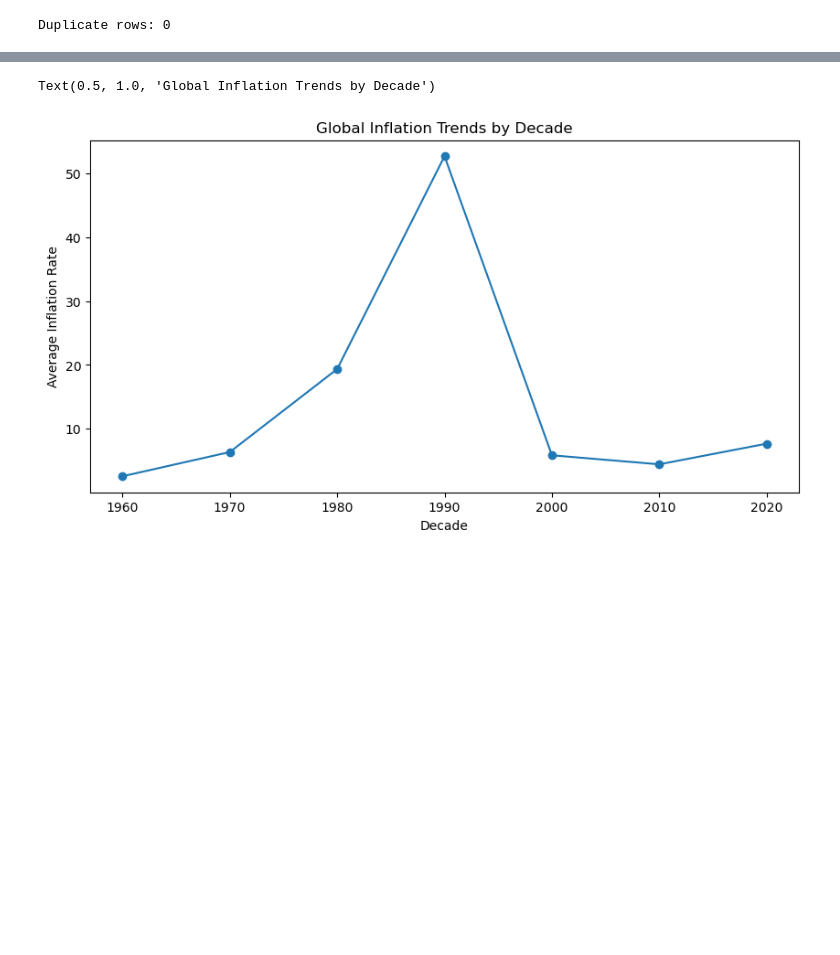
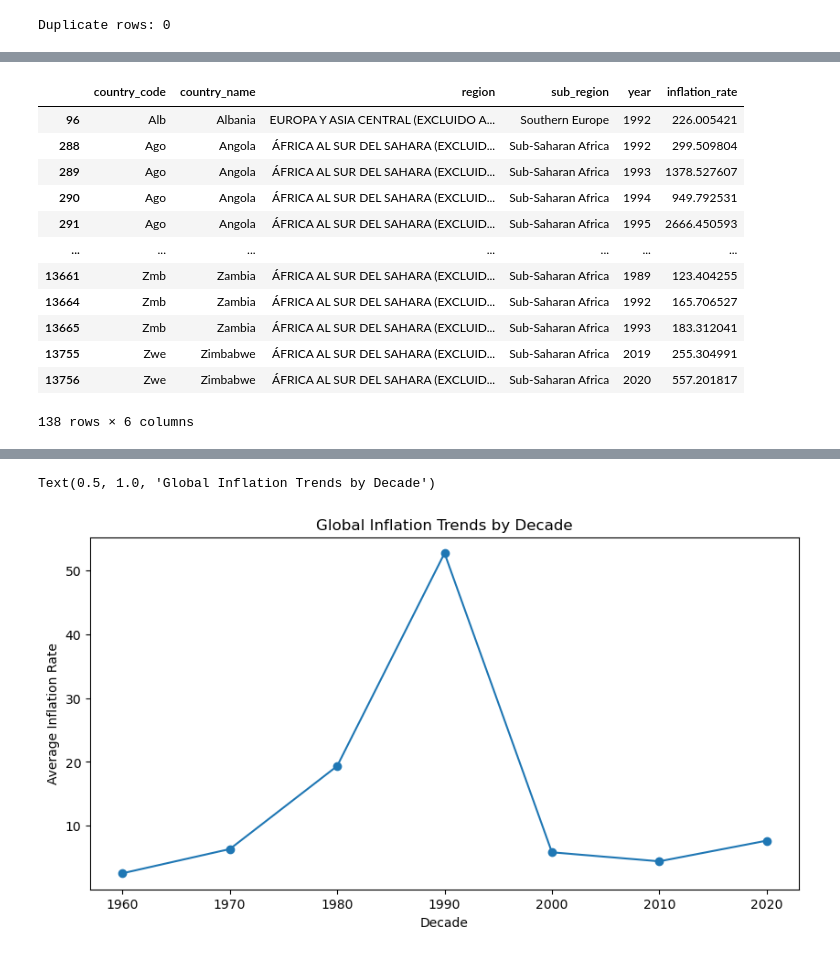
Before and after one commit to Ngoc-Phung75/Project-1, a Jupyter notebook: Main.ipynb, the cells around one changed output, grey strips where cells are left out. Drawn from its saved outputs; the diff is of its cells as text; code cells hidden in the pictures; blank space fills up the shorter version.

```diff
--- a/Main.ipynb
+++ b/Main.ipynb
@@ -103,6 +81,10 @@ sub_region_to_region = {
     "NORTHERN EUROPE": "EUROPE"
 }
 df["region"] = df["region"].fillna(df["sub_region"].map(sub_region_to_region))
+# %%
+#drop indicater name, code and intermediate region columns
+columns_to_drop = ['indicator_name', 'indicator_code', 'intermediate_region']
+df = df.drop(columns=columns_to_drop)
 # %%
 print(df.isnull().sum())
 # %% [output]
@@ -187,3 +181,21 @@ plt.show()
+# %%
+#show the top 1% extreme values.
+outliers = df[df["inflation_rate"] > df["inflation_rate"].quantile(0.99)]
+outliers
+# %% [output]
+|  | country_code | country_name | region | sub_region | year | inflation_rate |
+| 96 | Alb | Albania | EUROPA Y ASIA CENTRAL (EXCLUIDO A... | Southern Europe | 1992 | 226.005421 |
+| 288 | Ago | Angola | ÁFRICA AL SUR DEL SAHARA (EXCLUID... | Sub-Saharan Africa | 1992 | 299.509804 |
+| 289 | Ago | Angola | ÁFRICA AL SUR DEL SAHARA (EXCLUID... | Sub-Saharan Africa | 1993 | 1378.527607 |
+| 290 | Ago | Angola | ÁFRICA AL SUR DEL SAHARA (EXCLUID... | Sub-Saharan Africa | 1994 | 949.792531 |
+| 291 | Ago | Angola | ÁFRICA AL SUR DEL SAHARA (EXCLUID... | Sub-Saharan Africa | 1995 | 2666.450593 |
+| ... | ... | ... | ... | ... | ... | ... |
+| 13661 | Zmb | Zambia | ÁFRICA AL SUR DEL SAHARA (EXCLUID... | Sub-Saharan Africa | 1989 | 123.404255 |
+| 13664 | Zmb | Zambia | ÁFRICA AL SUR DEL SAHARA (EXCLUID... | Sub-Saharan Africa | 1992 | 165.706527 |
+| 13665 | Zmb | Zambia | ÁFRICA AL SUR DEL SAHARA (EXCLUID... | Sub-Saharan Africa | 1993 | 183.312041 |
+| 13755 | Zwe | Zimbabwe | ÁFRICA AL SUR DEL SAHARA (EXCLUID... | Sub-Saharan Africa | 2019 | 255.304991 |
+| 13756 | Zwe | Zimbabwe | ÁFRICA AL SUR DEL SAHARA (EXCLUID... | Sub-Saharan Africa | 2020 | 557.201817 |
+138 rows × 6 columns
 # %%
 #Hypothesis1:
 #Inflation rates tend to increase or decrease in certain decades due to global economic events (e.g., oil crises in the 1970s, financial crises in 2008).
```
Also changed, not shown: parts of 29 cells of this notebook.
